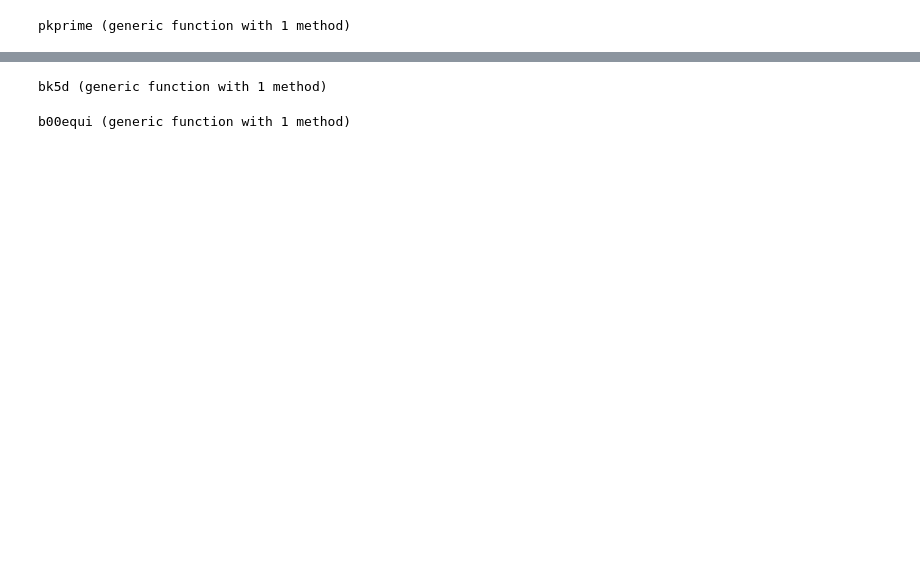
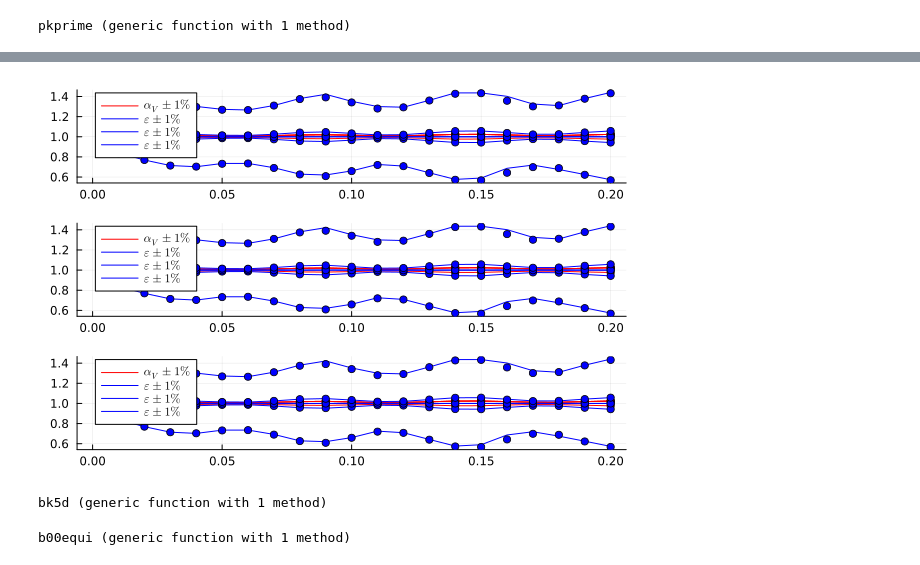
Before and after one commit to ladosamushia/BispectrumAP, a Jupyter notebook: BAOplots.ipynb, the cells around one changed output, grey strips where cells are left out. Cells and saved outputs as stored; diff of their text form; code cells hidden in the pictures; blank space fills up the shorter version.

Commit message:
all four pk plots work

```diff
--- a/BAOplots.ipynb
+++ b/BAOplots.ipynb
@@ -29,22 +29,24 @@ function pkprime(kgrid, weight, αV, ϵ)
     Nk = size(kgrid)[1]
     pp = zeros(Nk)
     for i in 1:Nk
-        pp[i] = hquadrature(x -> pk2d(μp(kgrid[i], x, αV, ϵ), kp(kgrid[i], x, αV, ϵ))*weight(μp(kgrid[i], x, αV, ϵ)), -1, 1, reltol=1e-4)[1]
+        pp[i] = hquadrature(x -> pk2d(μp(kgrid[i], x, αV, ϵ), kp(kgrid[i], x, αV, ϵ))*weight(x), -1, 1, reltol=1e-4)[1]
     end
     return pp
 end
 # %% [output]
 pkprime (generic function with 1 method)
 # %%
+function pell(kgrid, αV, ϵ)
+    p0 = pkprime(kgrid, L0, αV, ϵ)*1/2
+    p2 = pkprime(kgrid, L2, αV, ϵ)*5/2
+    p4 = pkprime(kgrid, L4, αV, ϵ)*9/2
+    return p0, p2, p4
+end
 kgrid = collect(range(0.00, 0.20, step=0.01))
 αV = 1.00
 ϵ = 1.00
-p0ref = pkprime(kgrid, L0, αV, ϵ)/2
-p2ref = pkprime(kgrid, L2, αV, ϵ)*5/2
-p4ref = pkprime(kgrid, L4, αV, ϵ)*9/2
-p0refp = pkprime(kgrid .+ 0.001, L0, αV, ϵ)/2
-p2refp = pkprime(kgrid .+ 0.001, L2, αV, ϵ)*5/2
-p4refp = pkprime(kgrid .+ 0.001, L4, αV, ϵ)*9/2
+p0ref, p2ref, p4ref = pell(kgrid, αV, ϵ)
+p0refp, p2refp, p4refp = pell(kgrid .+ 0.001, αV, ϵ)
 dp0 = (p0refp .- p0ref)/0.001.*kgrid
 dp2 = (p2refp .- p2ref)/0.001.*kgrid
 dp4 = (p4refp .- p4ref)/0.001.*kgrid;
@@ -88,3 +53,58 @@ plot!(xrange=(0,0.20), yrange=(0.97,1.03),grid=true,framestyle=:box,fontfamily="
+# %%
+function pellth(p0ref, p2ref, p4ref, dp0, dp2, dp4, α, ϵ)
+    δα = αV - 1
+    δϵ = ϵ - 1
+    p0th = p0ref + dp0*δα + (1/5)*dp2*δϵ + (3/5)*p2ref*δϵ
+    p2th = p2ref + dp2*δα + (1)*dp0*δϵ + (2/7)*dp2*δϵ + (2/7)*dp4*δϵ + (3/7)*p2ref*δϵ + (10/7)*p4ref*δϵ
+    p4th = p4ref + dp4*δα + (18/35)*dp2*δϵ + (20/77)*dp4*δϵ + (-36/35)*p2ref*δϵ + (30/77)*p4ref*δϵ
+    return p0th, p2th, p4th
+end
+αV = 1.01
+ϵ = 1.00
+p0, p2, p4 = pell(kgrid, αV, ϵ)
+p0th, p2th, p4th = pellth(p0ref, p2ref, p4ref, dp0, dp2, dp4, αV, ϵ)
+p1 = plot(kgrid, p0./p0ref, color=:red, label=L"\alpha_V \pm 1\%")
+p1 = scatter!(kgrid, p0th./p0ref, color=:red, label=:none)
+p2 = plot(kgrid, p2./p2ref, color=:red, label=L"\alpha_V \pm 1\%")
+p2 = scatter!(kgrid, p2th./p2ref, color=:red, label=:none)
+p4 = plot(kgrid, p4./p4ref, color=:red, label=L"\alpha_V \pm 1\%")
+p4 = scatter!(kgrid, p4th./p4ref, color=:red, label=:none)
+αV = 0.99
+ϵ = 1.00
+p0, p2, p4 = pell(kgrid, αV, ϵ)
+p0th, p2th, p4th = pellth(p0ref, p2ref, p4ref, dp0, dp2, dp4, αV, ϵ)
+p1 = plot!(kgrid, p0./p0ref, color=:red, label=:none)
+p1 = scatter!(kgrid, p0th./p0ref, color=:red, label=:none)
+p2 = plot!(kgrid, p2./p2ref, color=:red, label=:none)
+p2 = scatter!(kgrid, p2th./p2ref, color=:red, label=:none)
+p4 = plot!(kgrid, p4./p4ref, color=:red, label=:none)
+p4 = scatter!(kgrid, p4th./p4ref, color=:red, label=:none)
+αV = 1.00
+ϵ = 1.01
+p0, p2, p4 = pell(kgrid, αV, ϵ)
+p0th, p2th, p4th = pellth(p0ref, p2ref, p4ref, dp0, dp2, dp4, αV, ϵ)
+p1 = plot!(kgrid, p0./p0ref, color=:blue, label=L"\epsilon \pm 1\%")
+p1 = scatter!(kgrid, p0th./p0ref, color=:blue, label=:none)
+p2 = plot!(kgrid, p2./p2ref, color=:blue, label=L"\epsilon \pm 1\%")
+p2 = scatter!(kgrid, p2th./p2ref, color=:blue, label=:none)
+p4 = plot!(kgrid, p4./p4ref, color=:blue, label=L"\epsilon \pm 1\%")
+p4 = scatter!(kgrid, p4th./p4ref, color=:blue, label=:none)
+αV = 1.00
+ϵ = 0.99
+p0, p2, p4 = pell(kgrid, αV, ϵ)
+p0th, p2th, p4th = pellth(p0ref, p2ref, p4ref, dp0, dp2, dp4, αV, ϵ)
+p1 = plot!(kgrid, p0./p0ref, color=:blue, label=:none, legend=:topleft)
+p1 = scatter!(kgrid, p0th./p0ref, color=:blue, label=:none)
+p2 = plot!(kgrid, p2./p2ref, color=:blue, label=:none, legend=:topleft)
+p2 = scatter!(kgrid, p2th./p2ref, color=:blue, label=:none)
+p4 = plot!(kgrid, p4./p4ref, color=:blue, label=:none, legend=:topleft)
+p4 = scatter!(kgrid, p4th./p4ref, color=:blue, label=:none)
+#plot!(xlabel="wavenumber in Mpc/h", ylabel=L"P_0/P^\mathrm{ref}_0")
+#plot!(xrange=(0,0.20), yrange=(0.97,1.03),grid=true,framestyle=:box,fontfamily="Arial",minorticks=:true,minorgrid=true)
+#savefig("Pap.png")
+plot(p1, p2, p4, layout=(3,1))
+# %% [output]
+[figure, added]
 # %%
 function solve_triangular_geometry(μ1, ϕ, k1, k2, k3)
     μ12 = (k1^2 + k2^2 - k3^2)/(2*k1*k2)
```
Also changed, not shown: parts of 9 cells of this notebook, 1 other file.
